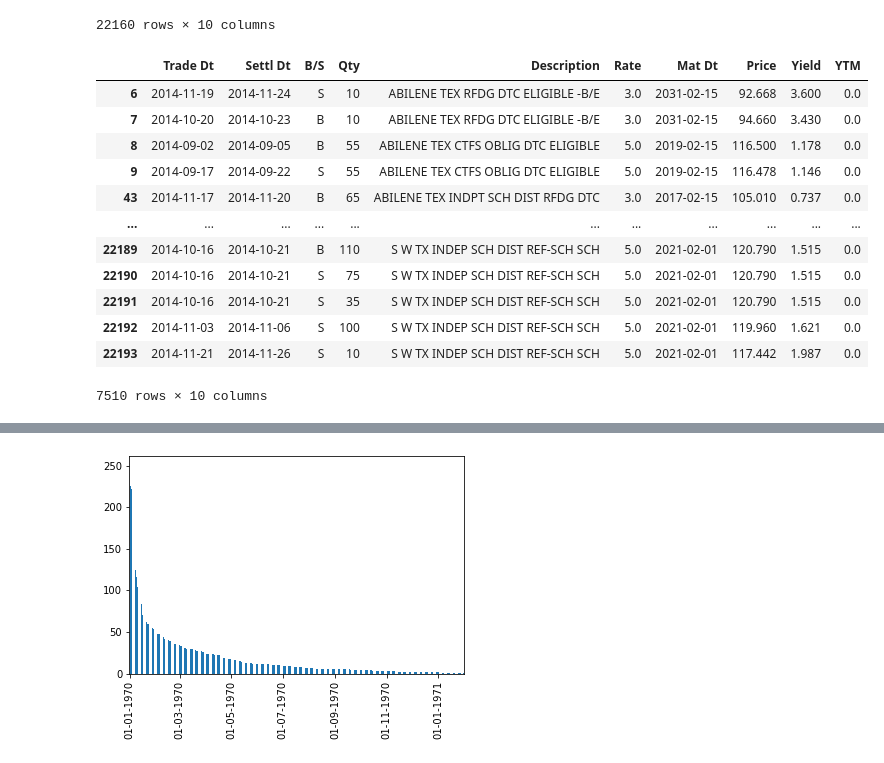
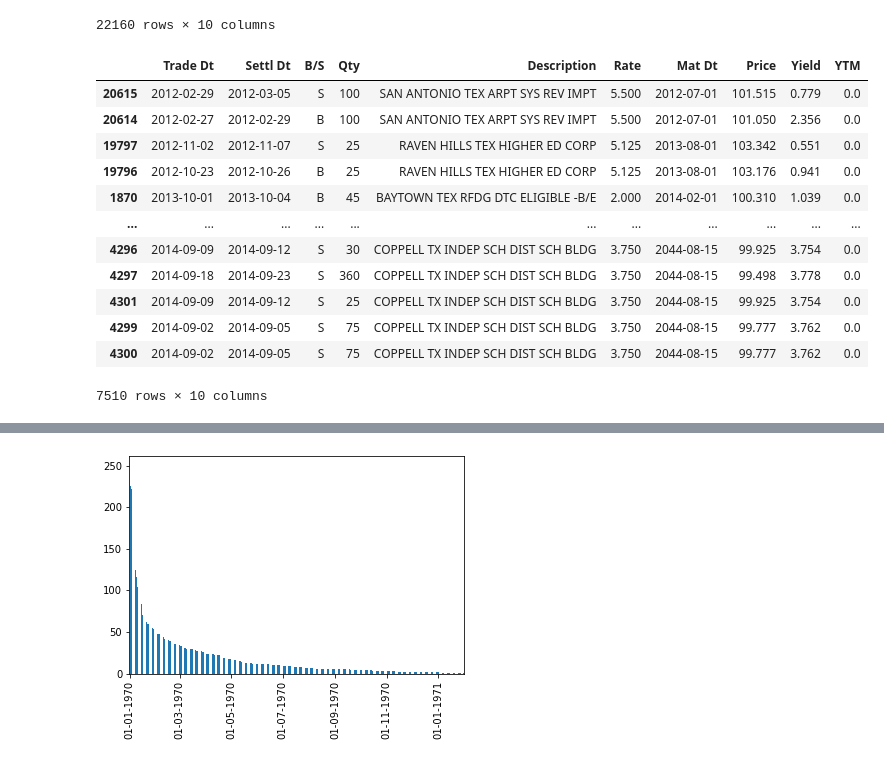
Before and after one commit to albertopuentes/small-side-projects, a Jupyter notebook: TX_trades.ipynb, the cells around one changed output, grey strips where cells are left out. Cells and saved outputs as stored; diff of their text form; code cells hidden in the pictures.

```diff
--- a/TX_trades.ipynb
+++ b/TX_trades.ipynb
@@ -175,18 +175,18 @@ trades[trades.Yield != trades.YTM]
 22160 rows × 10 columns
 # %%
 # How many YTM fields are = 0
-trades[trades.YTM == 0]
+trades[trades.YTM == 0].sort_values('Mat Dt')
 # %% [output]
 |  | Trade Dt | Settl Dt | B/S | Qty | Description | Rate | Mat Dt | Price | Yield | YTM |
-| 6 | 2014-11-19 | 2014-11-24 | S | 10 | ABILENE TEX RFDG DTC ELIGIBLE -B/E | 3.0 | 2031-02-15 | 92.668 | 3.600 | 0.0 |
-| 7 | 2014-10-20 | 2014-10-23 | B | 10 | ABILENE TEX RFDG DTC ELIGIBLE -B/E | 3.0 | 2031-02-15 | 94.660 | 3.430 | 0.0 |
-| 8 | 2014-09-02 | 2014-09-05 | B | 55 | ABILENE TEX CTFS OBLIG DTC ELIGIBLE | 5.0 | 2019-02-15 | 116.500 | 1.178 | 0.0 |
-| 9 | 2014-09-17 | 2014-09-22 | S | 55 | ABILENE TEX CTFS OBLIG DTC ELIGIBLE | 5.0 | 2019-02-15 | 116.478 | 1.146 | 0.0 |
-| 43 | 2014-11-17 | 2014-11-20 | B | 65 | ABILENE TEX INDPT SCH DIST RFDG DTC | 3.0 | 2017-02-15 | 105.010 | 0.737 | 0.0 |
+| 20615 | 2012-02-29 | 2012-03-05 | S | 100 | SAN ANTONIO TEX ARPT SYS REV IMPT | 5.500 | 2012-07-01 | 101.515 | 0.779 | 0.0 |
+| 20614 | 2012-02-27 | 2012-02-29 | B | 100 | SAN ANTONIO TEX ARPT SYS REV IMPT | 5.500 | 2012-07-01 | 101.050 | 2.356 | 0.0 |
+| 19797 | 2012-11-02 | 2012-11-07 | S | 25 | RAVEN HILLS TEX HIGHER ED CORP | 5.125 | 2013-08-01 | 103.342 | 0.551 | 0.0 |
+| 19796 | 2012-10-23 | 2012-10-26 | B | 25 | RAVEN HILLS TEX HIGHER ED CORP | 5.125 | 2013-08-01 | 103.176 | 0.941 | 0.0 |
+| 1870 | 2013-10-01 | 2013-10-04 | B | 45 | BAYTOWN TEX RFDG DTC ELIGIBLE -B/E | 2.000 | 2014-02-01 | 100.310 | 1.039 | 0.0 |
 | ... | ... | ... | ... | ... | ... | ... | ... | ... | ... | ... |
-| 22189 | 2014-10-16 | 2014-10-21 | B | 110 | S W TX INDEP SCH DIST REF-SCH SCH | 5.0 | 2021-02-01 | 120.790 | 1.515 | 0.0 |
-| 22190 | 2014-10-16 | 2014-10-21 | S | 75 | S W TX INDEP SCH DIST REF-SCH SCH | 5.0 | 2021-02-01 | 120.790 | 1.515 | 0.0 |
-| 22191 | 2014-10-16 | 2014-10-21 | S | 35 | S W TX INDEP SCH DIST REF-SCH SCH | 5.0 | 2021-02-01 | 120.790 | 1.515 | 0.0 |
-| 22192 | 2014-11-03 | 2014-11-06 | S | 100 | S W TX INDEP SCH DIST REF-SCH SCH | 5.0 | 2021-02-01 | 119.960 | 1.621 | 0.0 |
-| 22193 | 2014-11-21 | 2014-11-26 | S | 10 | S W TX INDEP SCH DIST REF-SCH SCH | 5.0 | 2021-02-01 | 117.442 | 1.987 | 0.0 |
+| 4296 | 2014-09-09 | 2014-09-12 | S | 30 | COPPELL TX INDEP SCH DIST SCH BLDG | 3.750 | 2044-08-15 | 99.925 | 3.754 | 0.0 |
+| 4297 | 2014-09-18 | 2014-09-23 | S | 360 | COPPELL TX INDEP SCH DIST SCH BLDG | 3.750 | 2044-08-15 | 99.498 | 3.778 | 0.0 |
+| 4301 | 2014-09-09 | 2014-09-12 | S | 25 | COPPELL TX INDEP SCH DIST SCH BLDG | 3.750 | 2044-08-15 | 99.925 | 3.754 | 0.0 |
+| 4299 | 2014-09-02 | 2014-09-05 | S | 75 | COPPELL TX INDEP SCH DIST SCH BLDG | 3.750 | 2044-08-15 | 99.777 | 3.762 | 0.0 |
+| 4300 | 2014-09-02 | 2014-09-05 | S | 75 | COPPELL TX INDEP SCH DIST SCH BLDG | 3.750 | 2044-08-15 | 99.777 | 3.762 | 0.0 |
 7510 rows × 10 columns
```
Also changed, not shown: parts of 1 cell of this notebook.
